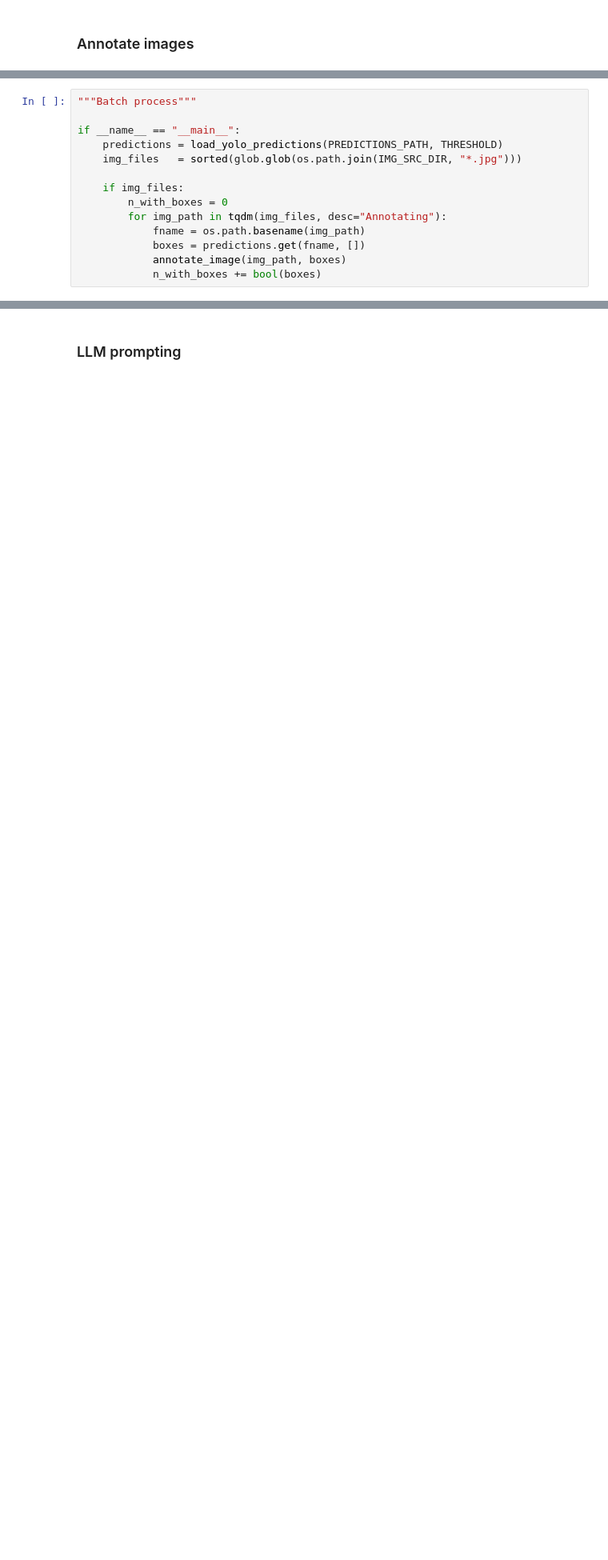
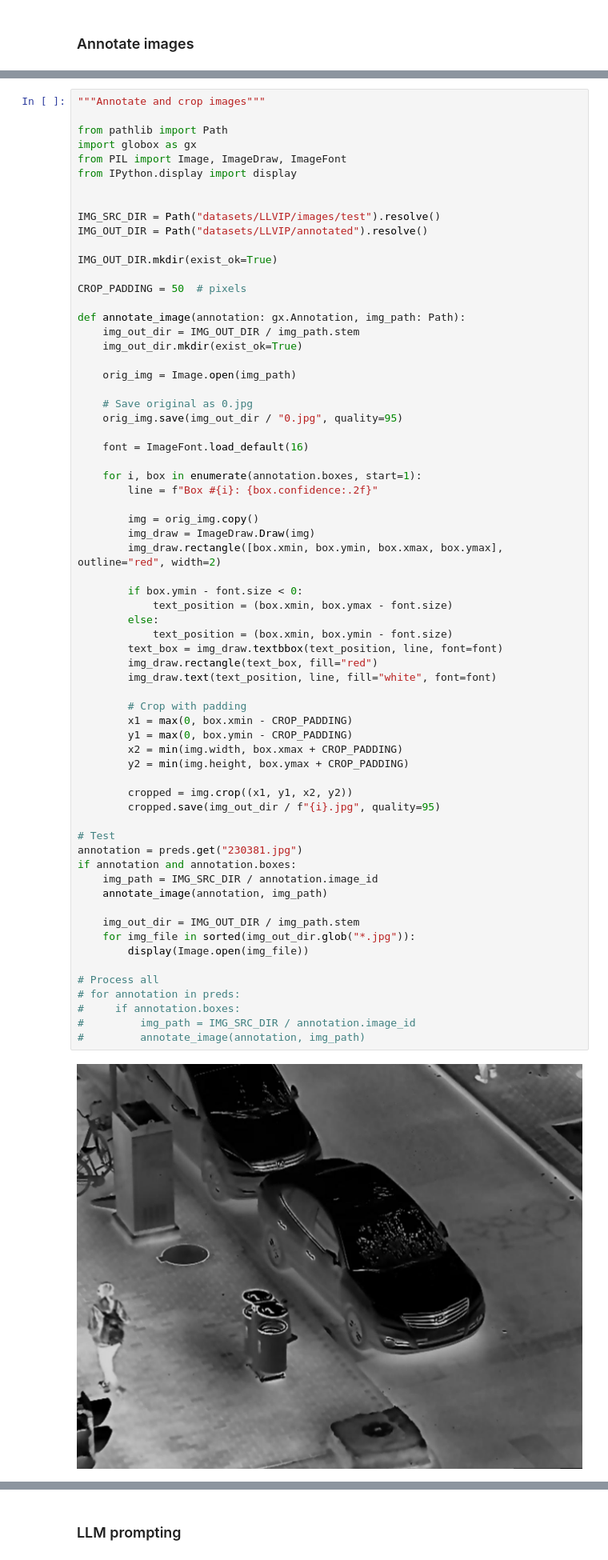
Before and after one commit to shinishiho/tw_project, a Jupyter notebook: main.ipynb, the cells around one changed output, grey strips where cells are left out. Shown at 80% size. Drawn from its saved outputs; the diff is of its cells as text; blank space fills up the shorter version.

```diff
--- a/main.ipynb
+++ b/main.ipynb
@@ -363,14 +282,68 @@ if __name__ == "__main__":
-# %%
-"""Batch process"""
-
-if __name__ == "__main__":
-    predictions = load_yolo_predictions(PREDICTIONS_PATH, THRESHOLD)
-    img_files   = sorted(glob.glob(os.path.join(IMG_SRC_DIR, "*.jpg")))
-
-    if img_files:
-        n_with_boxes = 0
-        for img_path in tqdm(img_files, desc="Annotating"):
-            fname = os.path.basename(img_path)
-            boxes = predictions.get(fname, [])
-            annotate_image(img_path, boxes)
-            n_with_boxes += bool(boxes)
+# %%
+"""Annotate and crop images"""
+
+from pathlib import Path
+import globox as gx
+from PIL import Image, ImageDraw, ImageFont
+from IPython.display import display
+
+
+IMG_SRC_DIR = Path("datasets/LLVIP/images/test").resolve()
+IMG_OUT_DIR = Path("datasets/LLVIP/annotated").resolve()
+
+IMG_OUT_DIR.mkdir(exist_ok=True)
+
+CROP_PADDING = 50  # pixels
+
+def annotate_image(annotation: gx.Annotation, img_path: Path):
+    img_out_dir = IMG_OUT_DIR / img_path.stem
+    img_out_dir.mkdir(exist_ok=True)
+
+    orig_img = Image.open(img_path)
+
+    # Save original as 0.jpg
+    orig_img.save(img_out_dir / "0.jpg", quality=95)
+
+    font = ImageFont.load_default(16)
+
+    for i, box in enumerate(annotation.boxes, start=1):
+        line = f"Box #{i}: {box.confidence:.2f}"
+
+        img = orig_img.copy()
+        img_draw = ImageDraw.Draw(img)
+        img_draw.rectangle([box.xmin, box.ymin, box.xmax, box.ymax], outline="red", width=2)
+
+        if box.ymin - font.size < 0:
+            text_position = (box.xmin, box.ymax - font.size)
+        else:
+            text_position = (box.xmin, box.ymin - font.size)
+        text_box = img_draw.textbbox(text_position, line, font=font)
+        img_draw.rectangle(text_box, fill="red")
+        img_draw.text(text_position, line, fill="white", font=font)
+
+        # Crop with padding
+        x1 = max(0, box.xmin - CROP_PADDING)
+        y1 = max(0, box.ymin - CROP_PADDING)
+        x2 = min(img.width, box.xmax + CROP_PADDING)
+        y2 = min(img.height, box.ymax + CROP_PADDING)
+
+        cropped = img.crop((x1, y1, x2, y2))
+        cropped.save(img_out_dir / f"{i}.jpg", quality=95)
+
+# Test
+annotation = preds.get("230381.jpg")
+if annotation and annotation.boxes:
+    img_path = IMG_SRC_DIR / annotation.image_id
+    annotate_image(annotation, img_path)
+
+    img_out_dir = IMG_OUT_DIR / img_path.stem
+    for img_file in sorted(img_out_dir.glob("*.jpg")):
+        display(Image.open(img_file))
+
+# Process all
+# for annotation in preds:
+#     if annotation.boxes:
+#         img_path = IMG_SRC_DIR / annotation.image_id
+#         annotate_image(annotation, img_path)
+# %% [output]
+[figure, added]
```
Also changed, not shown: parts of 19 cells of this notebook.
